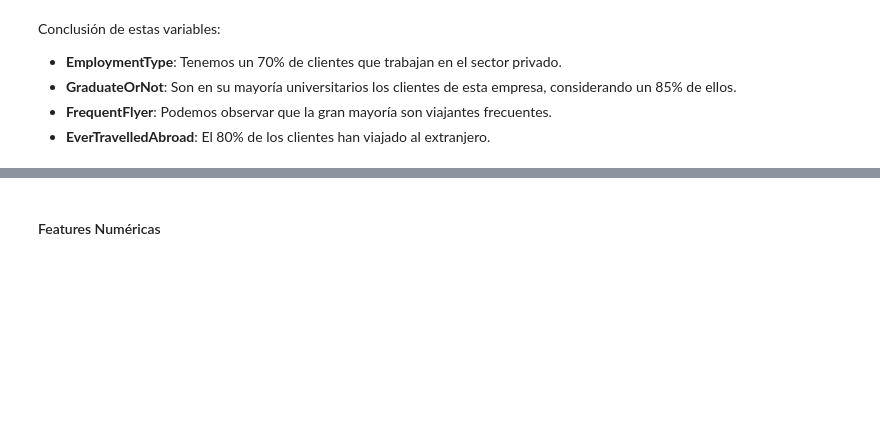
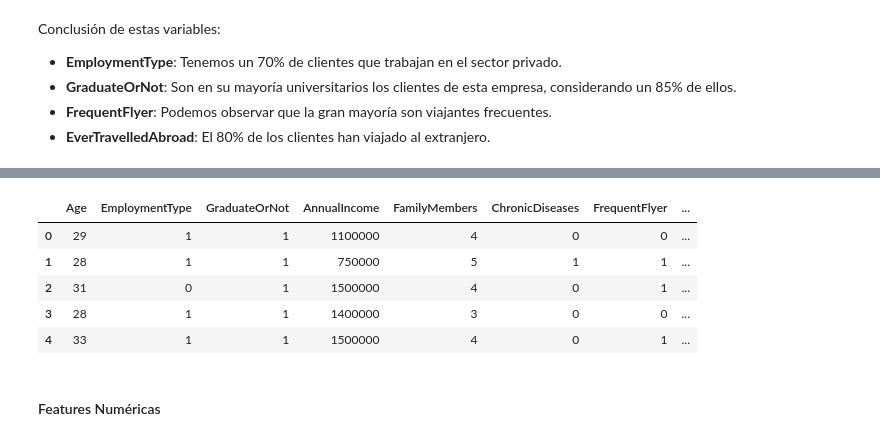
Before and after one commit to JIBarrionuevoGaltier/DiploDatos2021_Grupo_4, a Jupyter notebook: 04_AS/Entregable_AS.ipynb, the cells around one changed output, grey strips where cells are left out. Cells and saved outputs as stored; diff of their text form; code cells hidden in the pictures; blank space fills up the shorter version.

```diff
--- a/04_AS/Entregable_AS.ipynb
+++ b/04_AS/Entregable_AS.ipynb
@@ -140,5 +167,5 @@ Target:
 # %% [markdown]
 Como primera instancia, tenemos la variable **Customer**, la cual es un id, por lo que directamente sacaremos del análisis.
 # %%
-df_ti = df.iloc[:, 1:].copy(deep=True)
-df_ti
+df_ti = df.drop(columns=['Customer'])
+test_df.drop(columns=['Customer'], inplace=True)
@@ -257,0 +273,5 @@ Conclusión de estas variables:
+# %%
+for feat in cat_ftrs:
+    test_df[feat] = LabelEncoder().fit_transform(test_df[feat].astype(str))
+
+print (test_df.info())
@@ -258,3 +295,12 @@ Conclusión de estas variables:
+# %%
+test_df.head()
+# %% [output]
+|  | Age | EmploymentType | GraduateOrNot | AnnualIncome | FamilyMembers | ChronicDiseases | FrequentFlyer | ... |
+| 0 | 29 | 1 | 1 | 1100000 | 4 | 0 | 0 | ... |
+| 1 | 28 | 1 | 1 | 750000 | 5 | 1 | 1 | ... |
+| 2 | 31 | 0 | 1 | 1500000 | 4 | 0 | 1 | ... |
+| 3 | 28 | 1 | 1 | 1400000 | 3 | 0 | 0 | ... |
+| 4 | 33 | 1 | 1 | 1500000 | 4 | 0 | 1 | ... |
 # %% [markdown]
 #### Features Numéricas
 # %%
```
Also changed, not shown: parts of 31 cells of this notebook, 1 other file.
